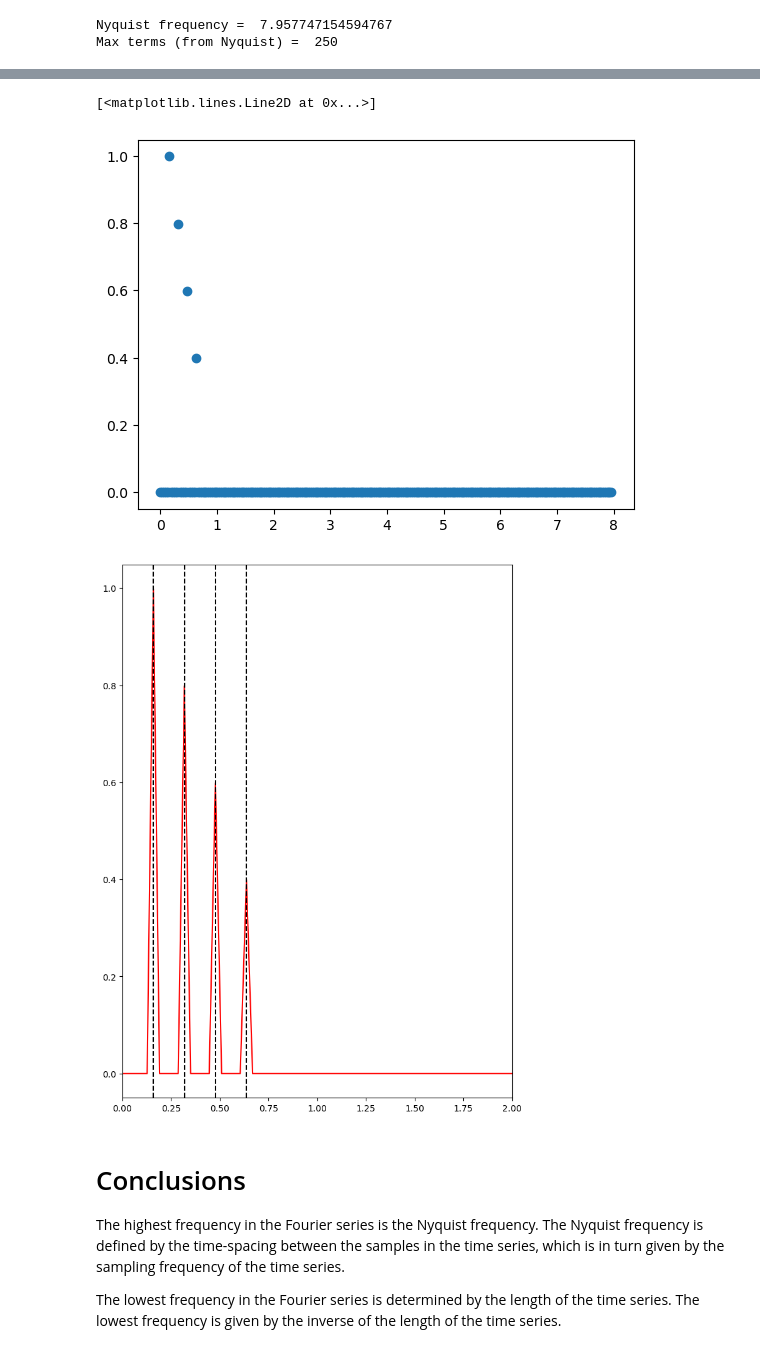
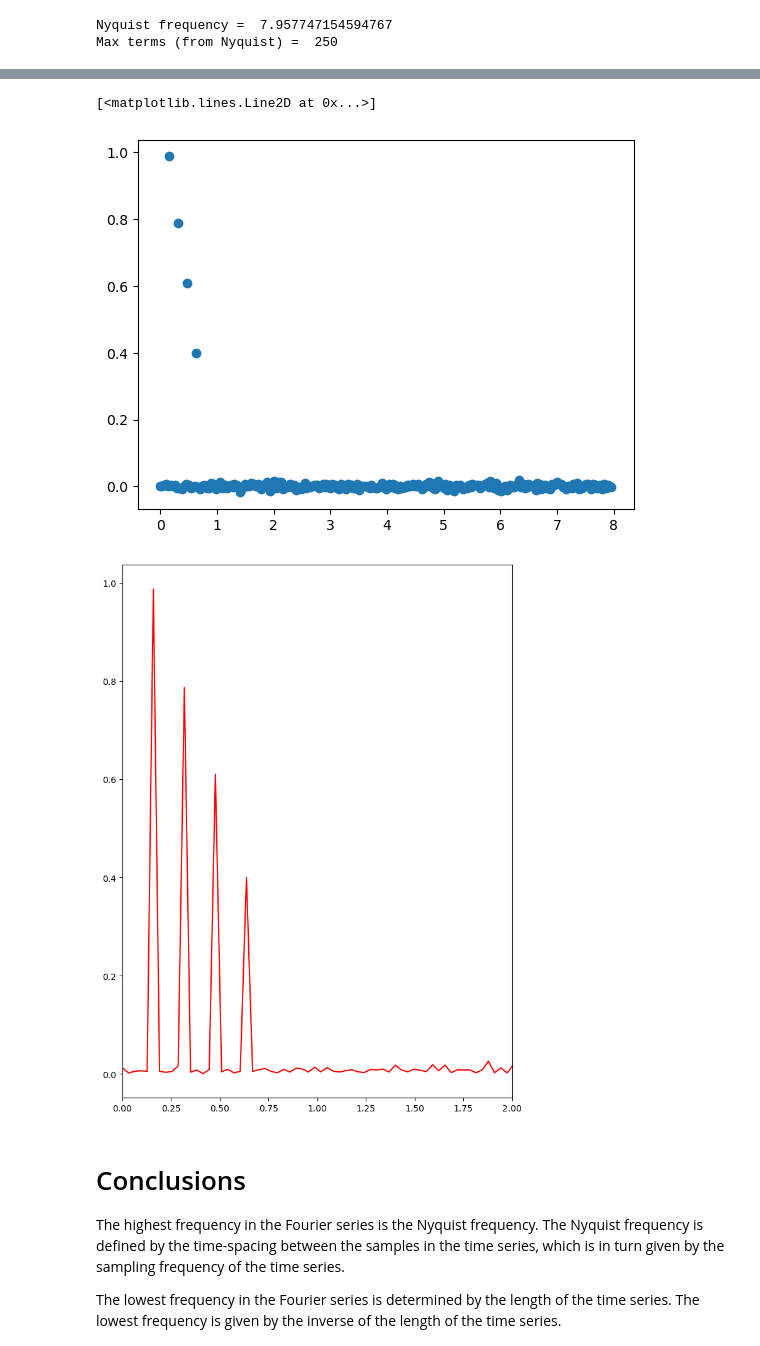
Before and after one commit to brash99/phys340, a Jupyter notebook: JupyterNotebooks/Fourier_Series/BBB_FourierSeriesDiscrete.ipynb, the cells around one changed output, grey strips where cells are left out. Cells and saved outputs as stored; diff of their text form; code cells hidden in the pictures.

```diff
--- a/JupyterNotebooks/Fourier_Series/BBB_FourierSeriesDiscrete.ipynb
+++ b/JupyterNotebooks/Fourier_Series/BBB_FourierSeriesDiscrete.ipynb
@@ -150,7 +150,7 @@ w = f_signal*2.0*np.pi
 # So, we will have FOUR frequencies in the signal
 #
 
-add_noise = False
+add_noise = True
 
 fx = []
 for i in range(len(x)):
@@ -237,21 +238,21 @@ plt.yscale("log")
 plt.plot(fn,bn,'o')
 # %% [output]
 [<matplotlib.lines.Line2D at 0x...>]
-[figure, old version]
+[figure, new version]
 # %%
 fig2, axs2 = plt.subplots(nrows=1, ncols=1, figsize=(8,11))
 axs2.plot(fn,pn,'r-')
 axs2.set_xlim(0.0,2)
 
 # Plot vertical lines at the base frequency and its harmonics
-plot_f_signal = True
+plot_f_signal = False
 if (plot_f_signal):
     axs2.axvline(x=1.0*f_signal, color='k', linestyle='--')
     axs2.axvline(x=2.0*f_signal, color='k', linestyle='--')
     axs2.axvline(x=3.0*f_signal, color='k', linestyle='--')
     axs2.axvline(x=4.0*f_signal, color='k', linestyle='--')
 # %% [output]
-[figure, old version]
+[figure, new version]
 # %% [markdown]
 # Conclusions
 
```
Also changed, not shown: parts of 4 cells of this notebook, 2 other files.
